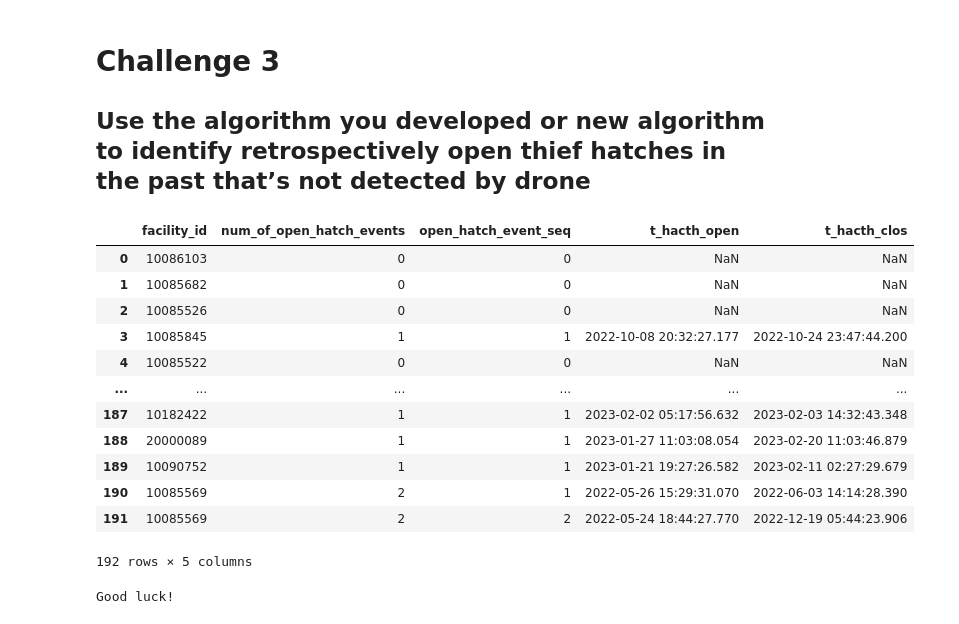
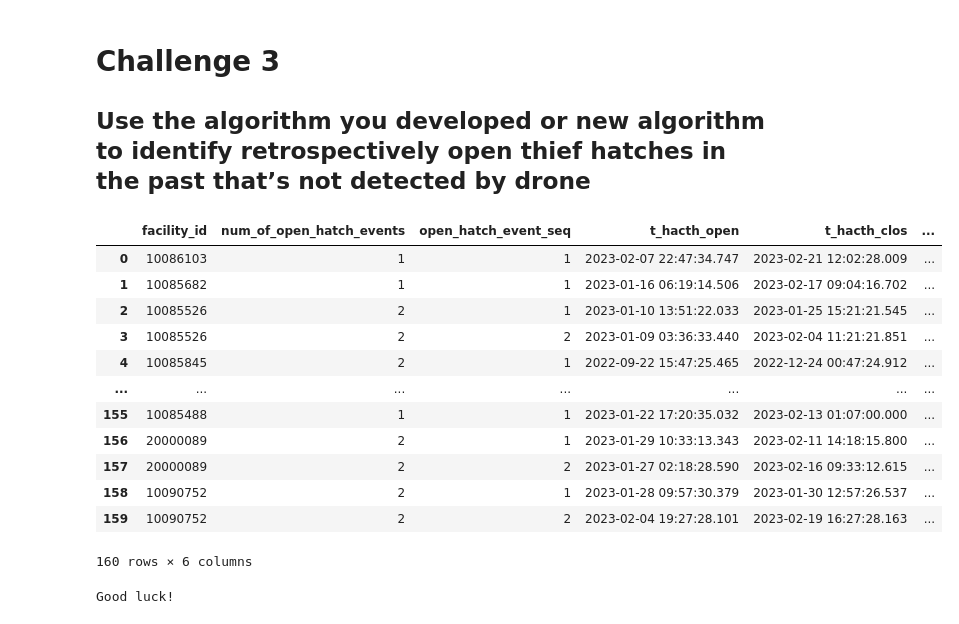
Before and after one commit to drewcornmesser/mines-Innov8x-bpx-challenge-s23, a Jupyter notebook: data_exploring_analysis.ipynb, the cells around one changed output. Drawn from its saved outputs; the diff is of its cells as text; code cells hidden in the pictures.

```diff
--- a/data_exploring_analysis.ipynb
+++ b/data_exploring_analysis.ipynb
@@ -60,8 +57,7 @@ fig.show()
 # %%
 # # get drone data
 
-df_drone = pd.read_csv('data/drone_data_anomaly.csv')
-df_drone.ID = df_drone.ID.astype(str)
+df_drone = pd.read_csv('data/drone.csv')
 print(df_drone.info())
 
 print('Total facilities detected open hatch:', len(df_drone.FACILITY_ID.unique()))
@@ -244,37 +276,38 @@ scores
 # Challenge 3
 ## Use the algorithm you developed or new algorithm to identify retrospectively open thief hatches in the past that’s not detected by drone
 # %%
-from models import search_for_open_hatch
+from models import search_for_open_hatch_random
 
 search_res = []
 
 for fac_id in df_thp.FACILITY_ID.unique():
 
     df = df_thp[df_thp.FACILITY_ID == fac_id]
 
-    events = search_for_open_hatch(df, fac_id)
+    # replace "search_for_open_hatch_random", which is a random model, with your own model
+    events = search_for_open_hatch_random(df, fac_id)
 
     search_res +=events
 
-search_res = pd.DataFrame(search_res, columns = ['facility_id', 'num_of_open_hatch_events', 'open_hatch_event_seq', 't_hacth_open', 't_hacth_clos'])
+search_res = pd.DataFrame(search_res, columns = ['facility_id', 'num_of_open_hatch_events', 'open_hatch_event_seq', 't_hacth_open', 't_hacth_clos', 'prob_has_open_hatch_event'])
 
-search_res.to_csv('results/search_results.csv', index=False)
+search_res.to_csv('results/challenge_3/search_results.csv', index=False)
 
 search_res
 # %% [output]
-|  | facility_id | num_of_open_hatch_events | open_hatch_event_seq | t_hacth_open | t_hacth_clos |
-| 0 | 10086103 | 0 | 0 | NaN | NaN |
-| 1 | 10085682 | 0 | 0 | NaN | NaN |
-| 2 | 10085526 | 0 | 0 | NaN | NaN |
-| 3 | 10085845 | 1 | 1 | 2022-10-08 20:32:27.177 | 2022-10-24 23:47:44.200 |
-| 4 | 10085522 | 0 | 0 | NaN | NaN |
-| ... | ... | ... | ... | ... | ... |
-| 187 | 10182422 | 1 | 1 | 2023-02-02 05:17:56.632 | 2023-02-03 14:32:43.348 |
-| 188 | 20000089 | 1 | 1 | 2023-01-27 11:03:08.054 | 2023-02-20 11:03:46.879 |
-| 189 | 10090752 | 1 | 1 | 2023-01-21 19:27:26.582 | 2023-02-11 02:27:29.679 |
-| 190 | 10085569 | 2 | 1 | 2022-05-26 15:29:31.070 | 2022-06-03 14:14:28.390 |
-| 191 | 10085569 | 2 | 2 | 2022-05-24 18:44:27.770 | 2022-12-19 05:44:23.906 |
+|  | facility_id | num_of_open_hatch_events | open_hatch_event_seq | t_hacth_open | t_hacth_clos | ... |
+| 0 | 10086103 | 1 | 1 | 2023-02-07 22:47:34.747 | 2023-02-21 12:02:28.009 | ... |
+| 1 | 10085682 | 1 | 1 | 2023-01-16 06:19:14.506 | 2023-02-17 09:04:16.702 | ... |
+| 2 | 10085526 | 2 | 1 | 2023-01-10 13:51:22.033 | 2023-01-25 15:21:21.545 | ... |
+| 3 | 10085526 | 2 | 2 | 2023-01-09 03:36:33.440 | 2023-02-04 11:21:21.851 | ... |
+| 4 | 10085845 | 2 | 1 | 2022-09-22 15:47:25.465 | 2022-12-24 00:47:24.912 | ... |
+| ... | ... | ... | ... | ... | ... | ... |
+| 155 | 10085488 | 1 | 1 | 2023-01-22 17:20:35.032 | 2023-02-13 01:07:00.000 | ... |
+| 156 | 20000089 | 2 | 1 | 2023-01-29 10:33:13.343 | 2023-02-11 14:18:15.800 | ... |
+| 157 | 20000089 | 2 | 2 | 2023-01-27 02:18:28.590 | 2023-02-16 09:33:12.615 | ... |
+| 158 | 10090752 | 2 | 1 | 2023-01-28 09:57:30.379 | 2023-01-30 12:57:26.537 | ... |
+| 159 | 10090752 | 2 | 2 | 2023-02-04 19:27:28.101 | 2023-02-19 16:27:28.163 | ... |
-192 rows × 5 columns
+160 rows × 6 columns
 # %%
 
 search_res_plot = search_res.iloc[:10] # limit what and how many to plot
```
Also changed, not shown: parts of 18 cells of this notebook, 38 other files.
